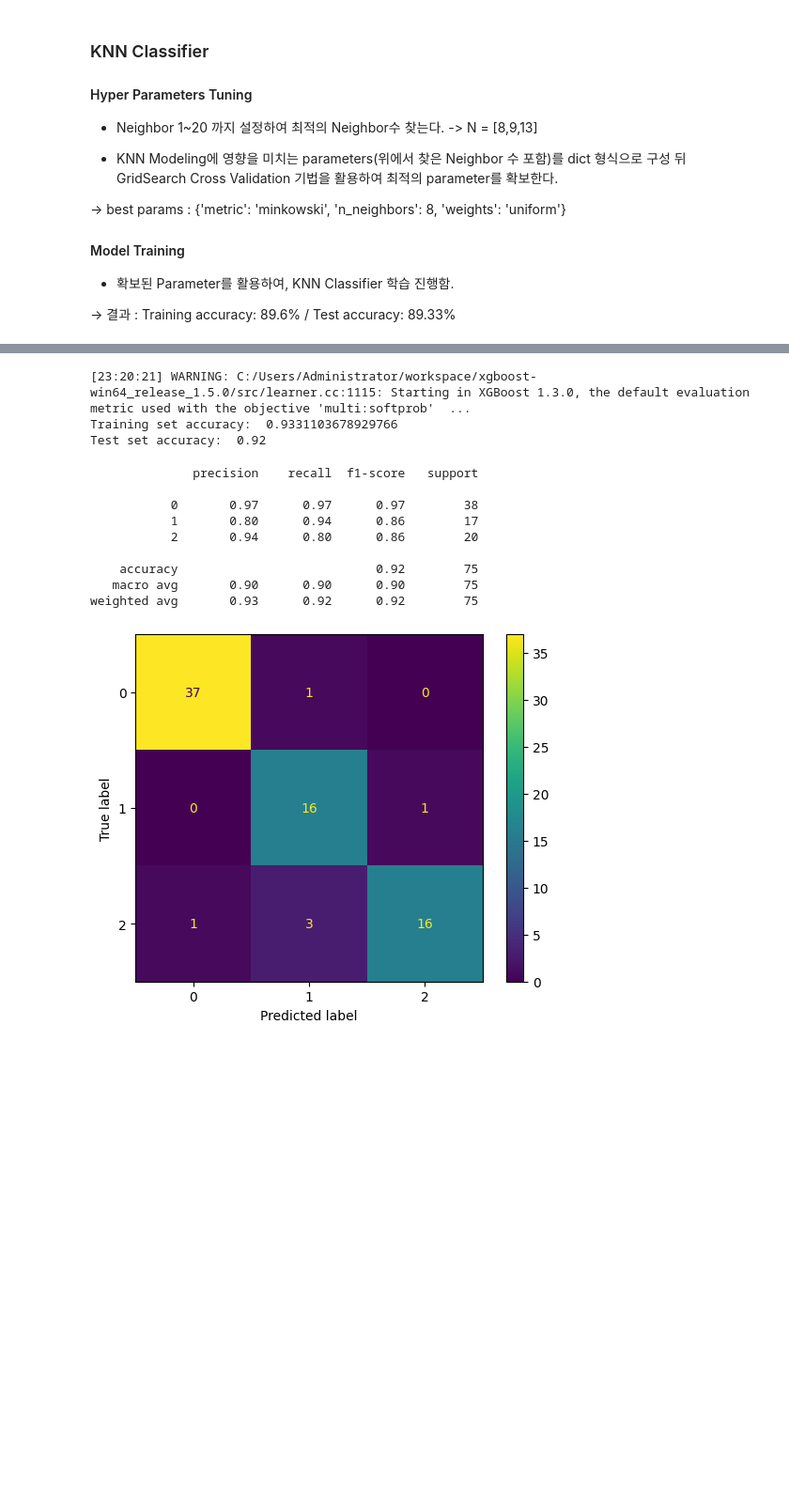
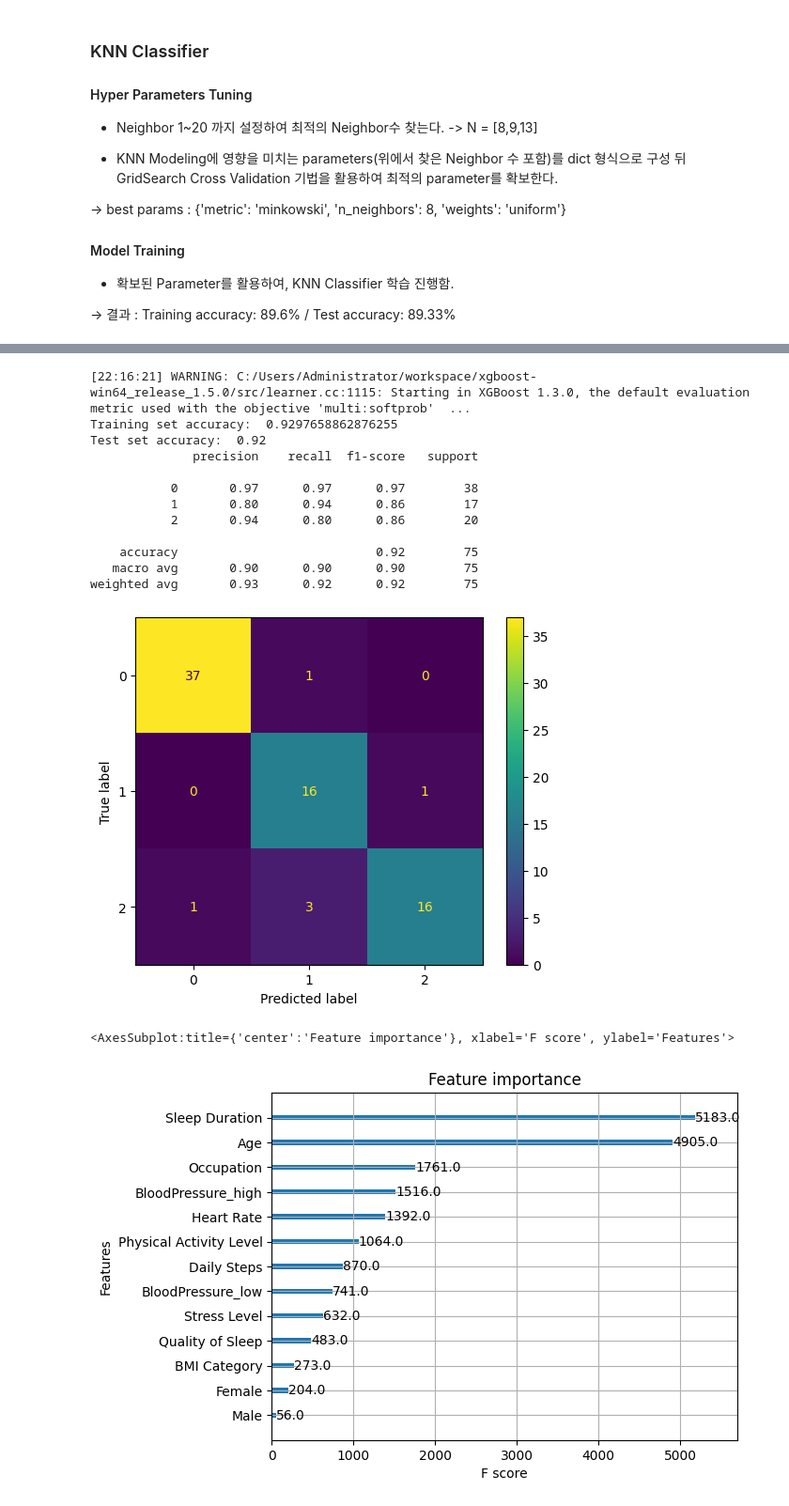
Before and after one commit to HyunchanMOON/DSEDU, a Jupyter notebook: analysis.ipynb, the cells around one changed output, grey strips where cells are left out. Shown at 94% size. Saved outputs shown, nothing was run; the diff lists cells and outputs as text; code cells hidden in the pictures; blank space fills up the shorter version.

```diff
--- a/analysis.ipynb
+++ b/analysis.ipynb
@@ -197,11 +197,12 @@ def data_split(input_df, y_col = 'label'):
 
     train_test_dict = dict()
     data_x = input_df.drop([y_col], axis=1) # input data 중 y_col에 해당하는 열 drop 하여 입력 변수에 해당하는 Data만 남김
+    feature_label = list(data_x.columns)
     y = input_df[y_col].astype('int') # input data 중 y_col 에 해당하는 Data, y에 할당
 
     scaler = StandardScaler()
 
-    X_train, X_test, y_train, y_test = train_test_split(data_x.values, y.values, test_size=0.2, random_state=2020,shuffle=True)
+    X_train, X_test, y_train, y_test = train_test_split(data_x, y, test_size=0.2, random_state=2020,shuffle=True)
     scaler.fit(X_train)
     X_train = scaler.transform(X_train)
     X_test = scaler.transform(X_test)
@@ -211,6 +212,6 @@ def data_split(input_df, y_col = 'label'):
     train_test_dict['train_x'] = X_train
     train_test_dict['train_y'] = y_train
 
-    return train_test_dict
+    return train_test_dict, feature_label
 
-train_test_dict = data_split(input_df=df1, y_col='Sleep Disorder')
+train_test_dict, feature_label = data_split(input_df=df1, y_col='Sleep Disorder')
@@ -364,19 +381,30 @@ plot_confusion_matrix(xgb_clf, train_test_dict['test_x'], train_test_dict['test_
 print(classification_report(train_test_dict['test_y'], y_xgb))
 plt.show()
 # %% [output]
-[23:20:21] WARNING: C:/Users/Administrator/workspace/xgboost-win64_release_1.5.0/src/learner.cc:1115: Starting in XGBoost 1.3.0, the default evaluation metric used with the objective 'multi:softprob'  ...
-Training set accuracy:  0.9331103678929766
+[22:16:21] WARNING: C:/Users/Administrator/workspace/xgboost-win64_release_1.5.0/src/learner.cc:1115: Starting in XGBoost 1.3.0, the default evaluation metric used with the objective 'multi:softprob'  ...
+Training set accuracy:  0.9297658862876255
 Test set accuracy:  0.92
+              precision    recall  f1-score   support
+
+           0       0.97      0.97      0.97        38
+           1       0.80      0.94      0.86        17
+           2       0.94      0.80      0.86        20
+
+    accuracy                           0.92        75
+   macro avg       0.90      0.90      0.90        75
+weighted avg       0.93      0.92      0.92        75
-              precision    recall  f1-score   support
-
-           0       0.97      0.97      0.97        38
-           1       0.80      0.94      0.86        17
-           2       0.94      0.80      0.86        20
-
-    accuracy                           0.92        75
-   macro avg       0.90      0.90      0.90        75
-weighted avg       0.93      0.92      0.92        75
 [figure]
+# %%
+#save model by joblib library
+import joblib
+joblib.dump(xgb_clf, 'xgb_clf.pkl')
+
+model = joblib.load("xgb_clf.pkl")
+model.get_booster().feature_names = feature_label
+xgb.plot_importance(model.get_booster())
+# %% [output]
+<AxesSubplot:title={'center':'Feature importance'}, xlabel='F score', ylabel='Features'>
+[figure, added]
 # %% [markdown]
 #### XGBoost
 
```
Also changed, not shown: parts of 3 cells of this notebook.
